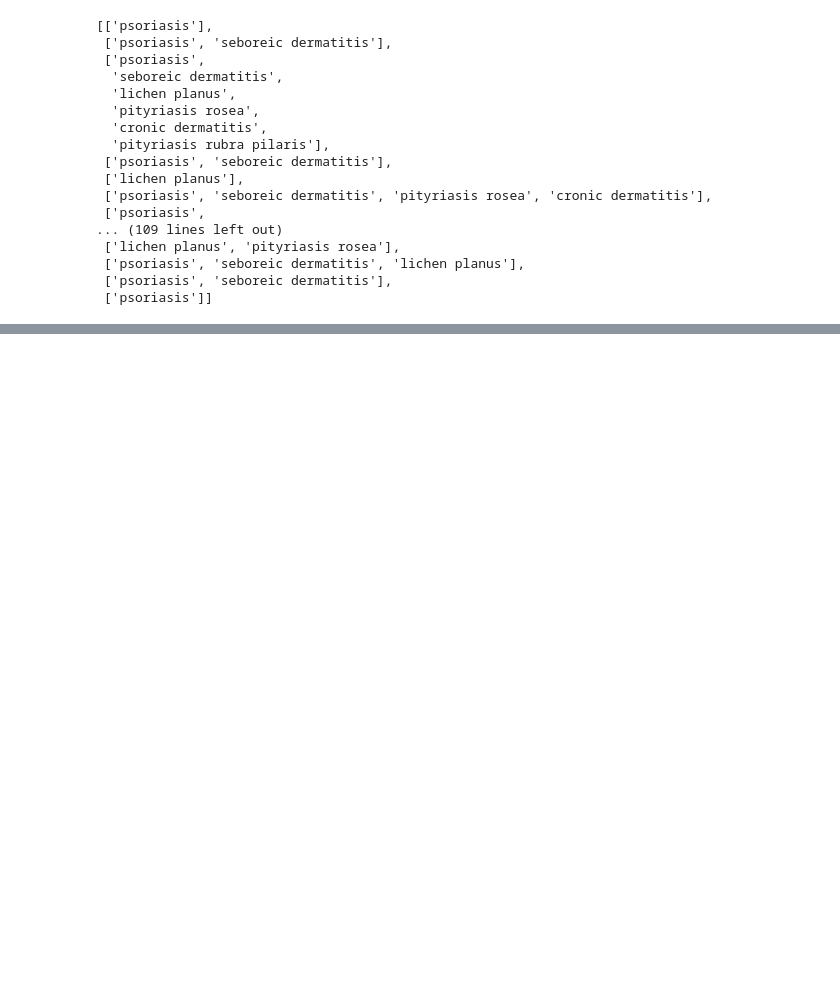
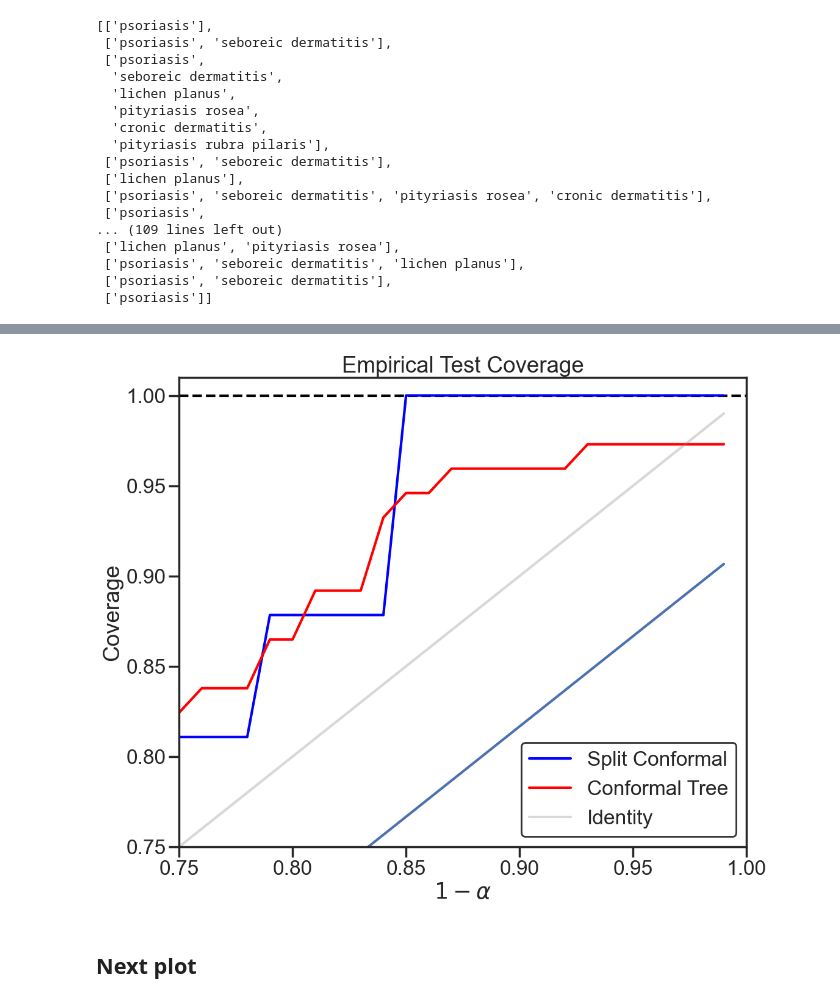
Before and after one commit to JungeumKim/conformal_tree, a Jupyter notebook: classification_demo.ipynb, the cells around one changed output, grey strips where cells are left out. Saved outputs shown, nothing was run; the diff lists cells and outputs as text; code cells hidden in the pictures; blank space fills up the shorter version.

```diff
--- a/classification_demo.ipynb
+++ b/classification_demo.ipynb
@@ -146,0 +219,23 @@ conformal_tree_test_sets
+# %%
+fig, ax= plt.subplots(1,1,figsize=(12,10))
+sns.set(style="ticks", context="poster", font_scale=1.1)
+ax.axhline(1, color="black", ls="--")
+ax.plot(1-alpha_range, coverages[:,0], color="blue", label="Split Conformal")
+ax.plot(1-alpha_range, coverages[:,1], color="red", label="Conformal Tree")
+# ax.plot(1-alpha_range, coverages[:,2], color="purple", label="Threshold")
+ax.plot(1-alpha_range, 1-alpha_range, color="grey", alpha=0.3, label="Identity")
+
+ax.set_xlim(0.75,1.0)
+ax.set_ylim(0.75,1.01)
+
+ax.plot(1-alpha_range, 1-alpha_range - 1/(11+1))
+
+ax.set_xlabel(r"$1-\alpha$")
+ax.set_ylabel("Coverage")
+ax.set_title("Empirical Test Coverage")
+ax.legend(edgecolor="black")
+plt.show()
+# %% [output]
+[figure, added]
+# %% [markdown]
+## Next plot
```
Also changed, not shown: parts of 9 cells of this notebook.
